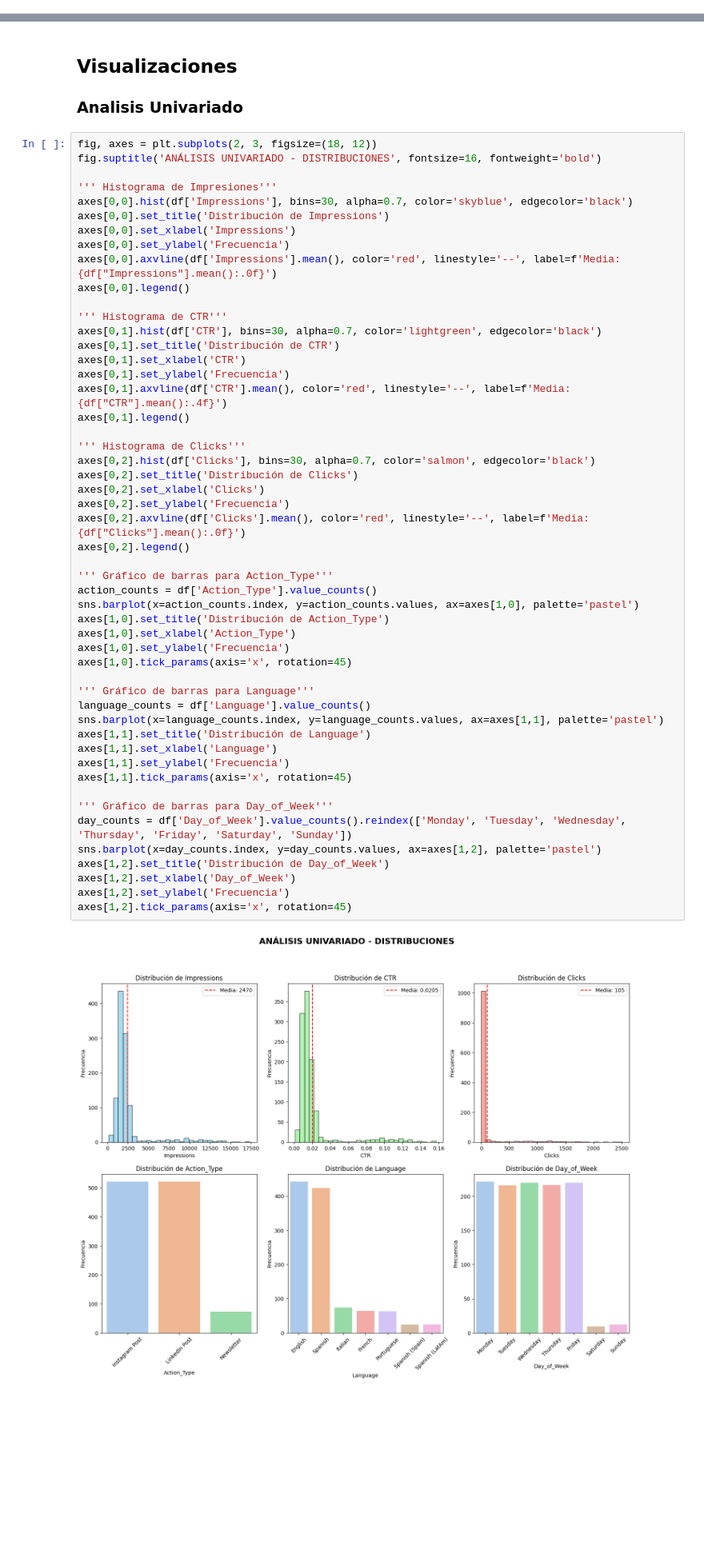
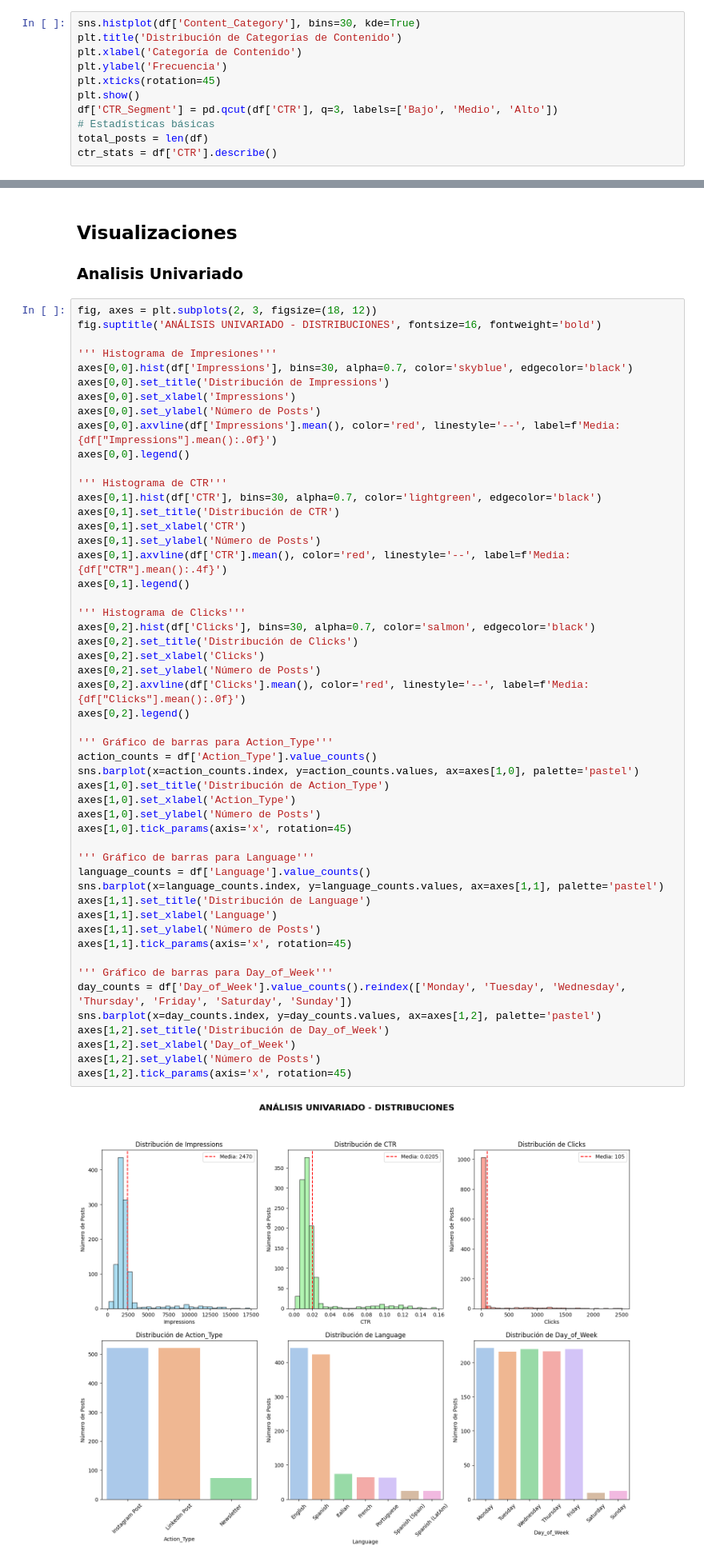
Before and after one commit to andreszaragoza/Campa-a_Ctr, a Jupyter notebook: notebooks/Visualizaciones.ipynb, the cells around one changed output, grey strips where cells are left out. Shown at 80% size. Cells and saved outputs as stored; diff of their text form; blank space fills up the shorter version.

Commit message:
segmentacion

```diff
--- a/notebooks/Visualizaciones.ipynb
+++ b/notebooks/Visualizaciones.ipynb
@@ -36,3 +36,14 @@ df['Date'] = pd.to_datetime(df['Date'])
 df['Month'] = df['Date'].dt.month
 df['Year'] = df['Date'].dt.year
 df['Month_Year'] = df['Date'].dt.to_period('M')
+# %%
+sns.histplot(df['Content_Category'], bins=30, kde=True)
+plt.title('Distribución de Categorías de Contenido')
+plt.xlabel('Categoría de Contenido')
+plt.ylabel('Frecuencia')
+plt.xticks(rotation=45)
+plt.show()
+df['CTR_Segment'] = pd.qcut(df['CTR'], q=3, labels=['Bajo', 'Medio', 'Alto'])
+# Estadísticas básicas
+total_posts = len(df)
+ctr_stats = df['CTR'].describe()
@@ -47,7 +60,7 @@ fig.suptitle('ANÁLISIS UNIVARIADO - DISTRIBUCIONES', fontsize=16, fontweight='b
 axes[0,0].hist(df['Impressions'], bins=30, alpha=0.7, color='skyblue', edgecolor='black')
 axes[0,0].set_title('Distribución de Impressions')
 axes[0,0].set_xlabel('Impressions')
-axes[0,0].set_ylabel('Frecuencia')
+axes[0,0].set_ylabel('Número de Posts')
 axes[0,0].axvline(df['Impressions'].mean(), color='red', linestyle='--', label=f'Media: {df["Impressions"].mean():.0f}')
 axes[0,0].legend()
 
@@ -55,43 +68,43 @@ axes[0,0].legend()
 axes[0,1].hist(df['CTR'], bins=30, alpha=0.7, color='lightgreen', edgecolor='black')
 axes[0,1].set_title('Distribución de CTR')
 axes[0,1].set_xlabel('CTR')
-axes[0,1].set_ylabel('Frecuencia')
+axes[0,1].set_ylabel('Número de Posts')
 axes[0,1].axvline(df['CTR'].mean(), color='red', linestyle='--', label=f'Media: {df["CTR"].mean():.4f}')
 axes[0,1].legend()
 
 ''' Histograma de Clicks'''
 axes[0,2].hist(df['Clicks'], bins=30, alpha=0.7, color='salmon', edgecolor='black')
 axes[0,2].set_title('Distribución de Clicks')
 axes[0,2].set_xlabel('Clicks')
-axes[0,2].set_ylabel('Frecuencia')
+axes[0,2].set_ylabel('Número de Posts')
 axes[0,2].axvline(df['Clicks'].mean(), color='red', linestyle='--', label=f'Media: {df["Clicks"].mean():.0f}')
 axes[0,2].legend()
 
 ''' Gráfico de barras para Action_Type'''
 action_counts = df['Action_Type'].value_counts()
 sns.barplot(x=action_counts.index, y=action_counts.values, ax=axes[1,0], palette='pastel')
 axes[1,0].set_title('Distribución de Action_Type')
 axes[1,0].set_xlabel('Action_Type')
-axes[1,0].set_ylabel('Frecuencia')
+axes[1,0].set_ylabel('Número de Posts')
 axes[1,0].tick_params(axis='x', rotation=45)
 
 ''' Gráfico de barras para Language'''
 language_counts = df['Language'].value_counts()
 sns.barplot(x=language_counts.index, y=language_counts.values, ax=axes[1,1], palette='pastel')
 axes[1,1].set_title('Distribución de Language')
 axes[1,1].set_xlabel('Language')
-axes[1,1].set_ylabel('Frecuencia')
+axes[1,1].set_ylabel('Número de Posts')
 axes[1,1].tick_params(axis='x', rotation=45)
 
 ''' Gráfico de barras para Day_of_Week'''
 day_counts = df['Day_of_Week'].value_counts().reindex(['Monday', 'Tuesday', 'Wednesday', 'Thursday', 'Friday', 'Saturday', 'Sunday'])
 sns.barplot(x=day_counts.index, y=day_counts.values, ax=axes[1,2], palette='pastel')
 axes[1,2].set_title('Distribución de Day_of_Week')
 axes[1,2].set_xlabel('Day_of_Week')
-axes[1,2].set_ylabel('Frecuencia')
+axes[1,2].set_ylabel('Número de Posts')
 axes[1,2].tick_params(axis='x', rotation=45)
 # %% [output]
-[figure, old version]
+[figure, new version]
 # %% [markdown]
 ### Estadisticas adicionales
 # %%
```
Also changed, not shown: parts of 1 cell of this notebook.
